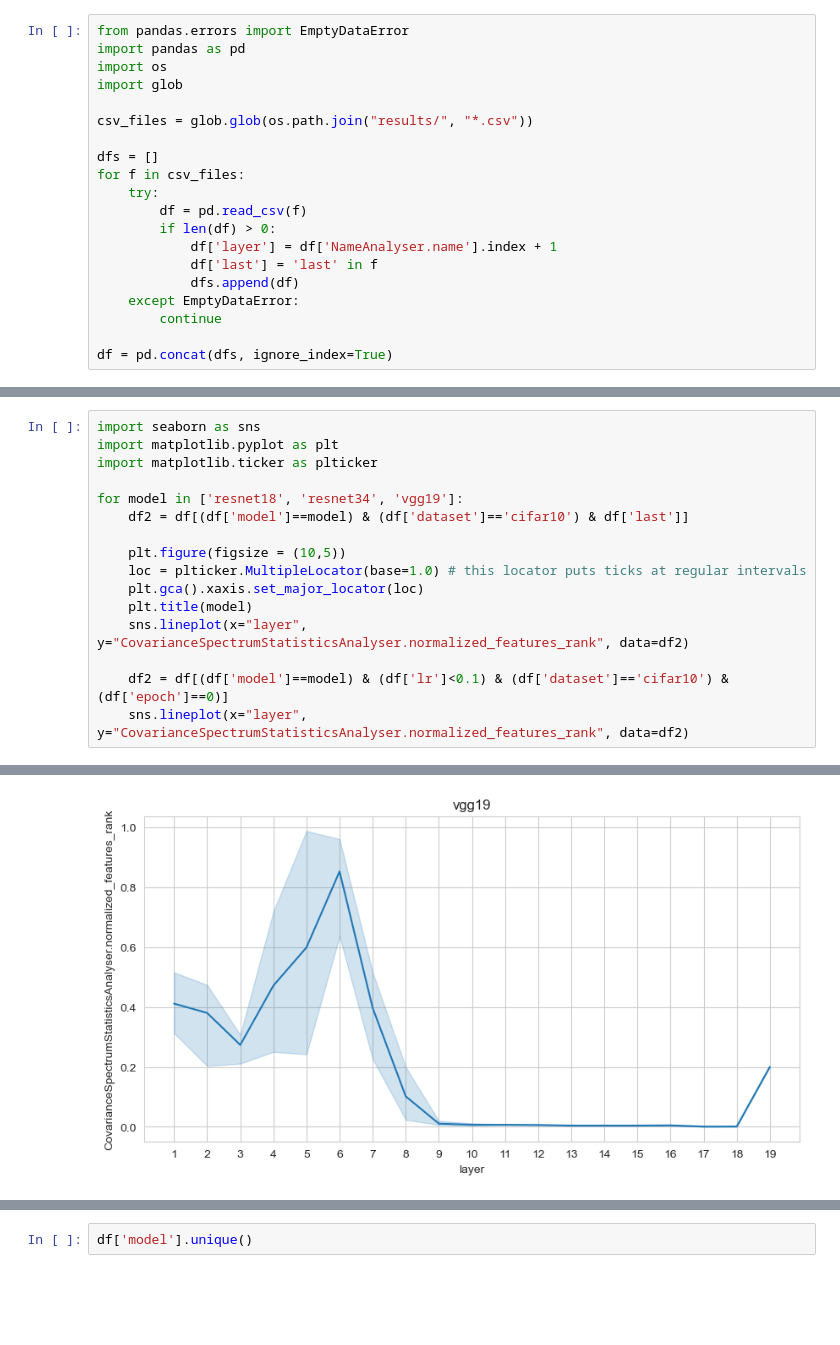
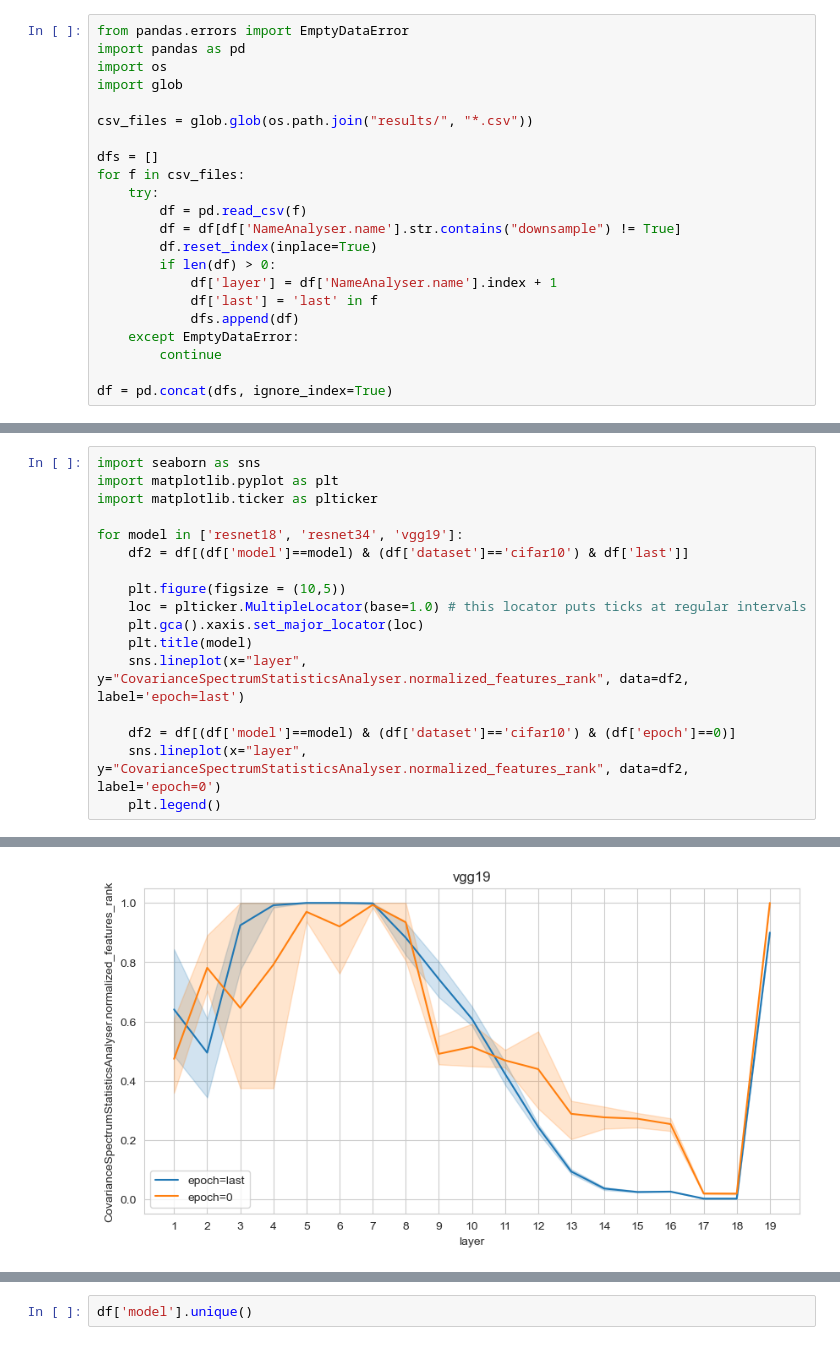
Before and after one commit to DHLSmith/jons-tunnel-effect, a Jupyter notebook: rank.ipynb, the cells around one changed output, grey strips where cells are left out. Cells and saved outputs as stored; diff of their text form; blank space fills up the shorter version.

Commit message:
more analysers

```diff
--- a/rank.ipynb
+++ b/rank.ipynb
@@ -10,6 +10,8 @@ dfs = []
 for f in csv_files:
     try:
         df = pd.read_csv(f)
+        df = df[df['NameAnalyser.name'].str.contains("downsample") != True]
+        df.reset_index(inplace=True)
         if len(df) > 0:
             df['layer'] = df['NameAnalyser.name'].index + 1
             df['last'] = 'last' in f
@@ -85,8 +83,9 @@ for model in ['resnet18', 'resnet34', 'vgg19']:
     loc = plticker.MultipleLocator(base=1.0) # this locator puts ticks at regular intervals
     plt.gca().xaxis.set_major_locator(loc)
     plt.title(model)
-    sns.lineplot(x="layer", y="CovarianceSpectrumStatisticsAnalyser.normalized_features_rank", data=df2)
+    sns.lineplot(x="layer", y="CovarianceSpectrumStatisticsAnalyser.normalized_features_rank", data=df2, label='epoch=last')
 
-    df2 = df[(df['model']==model) & (df['lr']<0.1) & (df['dataset']=='cifar10') & (df['epoch']==0)]
-    sns.lineplot(x="layer", y="CovarianceSpectrumStatisticsAnalyser.normalized_features_rank", data=df2)
+    df2 = df[(df['model']==model) & (df['dataset']=='cifar10') & (df['epoch']==0)]
+    sns.lineplot(x="layer", y="CovarianceSpectrumStatisticsAnalyser.normalized_features_rank", data=df2, label='epoch=0')
+    plt.legend()
 # %% [output]
@@ -95,4 +94,4 @@ for model in ['resnet18', 'resnet34', 'vgg19']:
-[figure, old version]
+[figure, new version]
 # %%
 df[(df['model']=='vgg19') & (df['dataset']=='cifar10') & (df['epoch']==0) & (df['NameAnalyser.name']=='features.0')]
 # %% [output]
```
Also changed, not shown: parts of 14 cells of this notebook, 3 other files.
